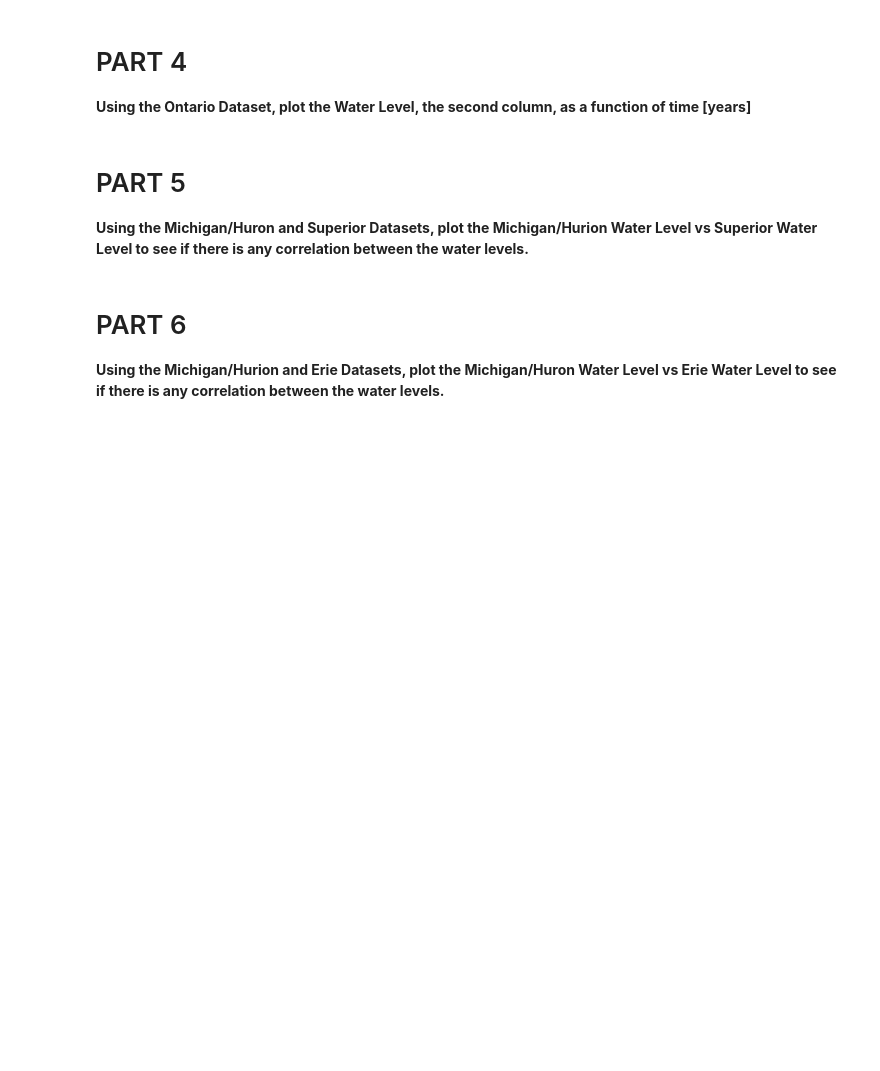
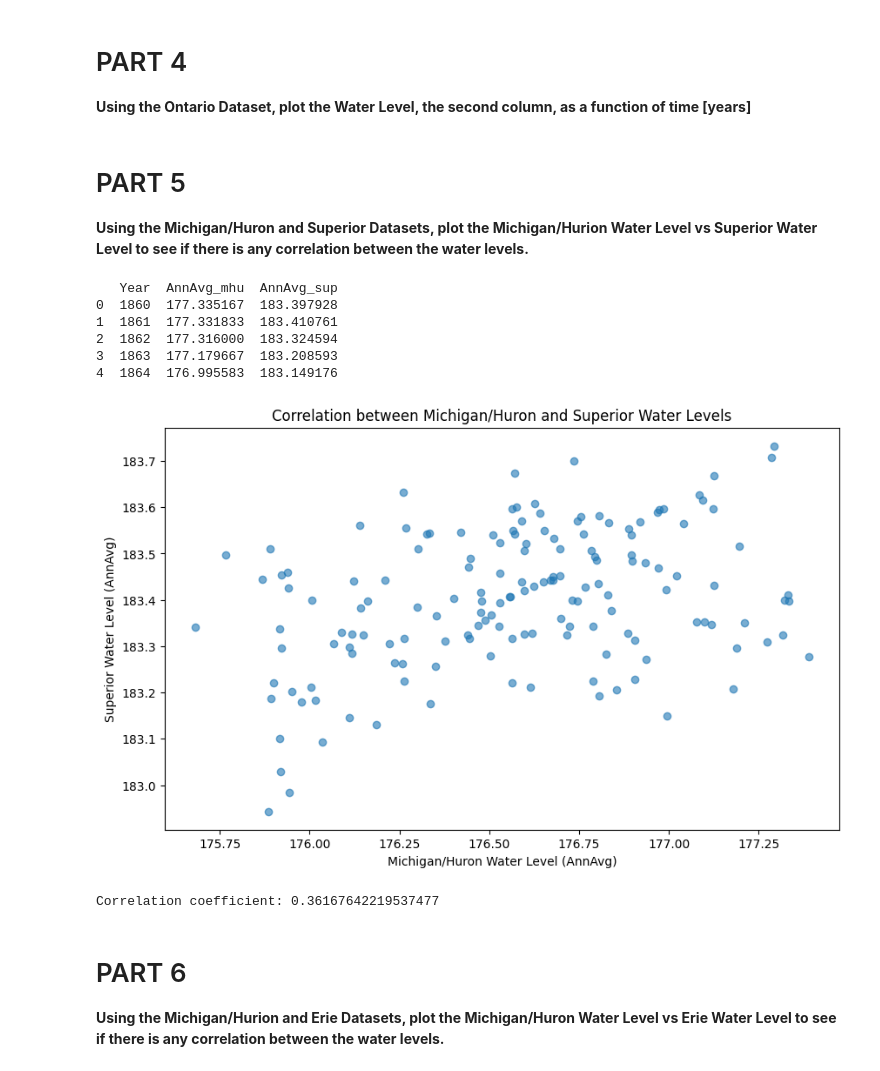
Before and after one commit to jackcienkus/CMSE202_Git_Started, a Jupyter notebook: Great_Lakes_and_Grand_River.ipynb, the cells around one changed output. Saved outputs shown, nothing was run; the diff lists cells and outputs as text; code cells hidden in the pictures; blank space fills up the shorter version.

```diff
--- a/Great_Lakes_and_Grand_River.ipynb
+++ b/Great_Lakes_and_Grand_River.ipynb
@@ -89,3 +87,44 @@ plt.grid()
+# %%
+# Insert Code Here
+
+
+import pandas as pd
+import matplotlib.pyplot as plt
+
+mhu = pd.read_csv("~/Downloads/mhu.csv")
+sup = pd.read_csv("~/Downloads/sup.csv")
+
+
+mhu['Year'] = mhu['Michigan-Huron annual averages']
+sup['Year'] = sup['Lake Superior annual averages']
+mhu['Year'] = pd.to_numeric(mhu['Year'], errors='coerce')
+sup['Year'] = pd.to_numeric(sup['Year'], errors='coerce')
+
+mhu_reduced = mhu[['Year', 'AnnAvg']]
+sup_reduced = sup[['Year', 'AnnAvg']]
+
+df = pd.merge(mhu_reduced, sup_reduced, on='Year', suffixes=('_mhu', '_sup'))
+
+print(df.head())
+
+plt.figure(figsize=(10, 6))
+plt.scatter(df['AnnAvg_mhu'], df['AnnAvg_sup'], alpha=0.6)
+plt.xlabel('Michigan/Huron Water Level (AnnAvg)')
+plt.ylabel('Superior Water Level (AnnAvg)')
+plt.title('Correlation between Michigan/Huron and Superior Water Levels')
+plt.show()
+
+corr_coef = df['AnnAvg_mhu'].corr(df['AnnAvg_sup'])
+print("Correlation coefficient:", corr_coef)
+# %% [output]
+   Year  AnnAvg_mhu  AnnAvg_sup
+0  1860  177.335167  183.397928
+1  1861  177.331833  183.410761
+2  1862  177.316000  183.324594
+3  1863  177.179667  183.208593
+4  1864  176.995583  183.149176
+[figure, added]
+Correlation coefficient: 0.36167642219537477
 # %% [markdown]
 # PART 6
 
```
Also changed, not shown: parts of 1 cell of this notebook.
